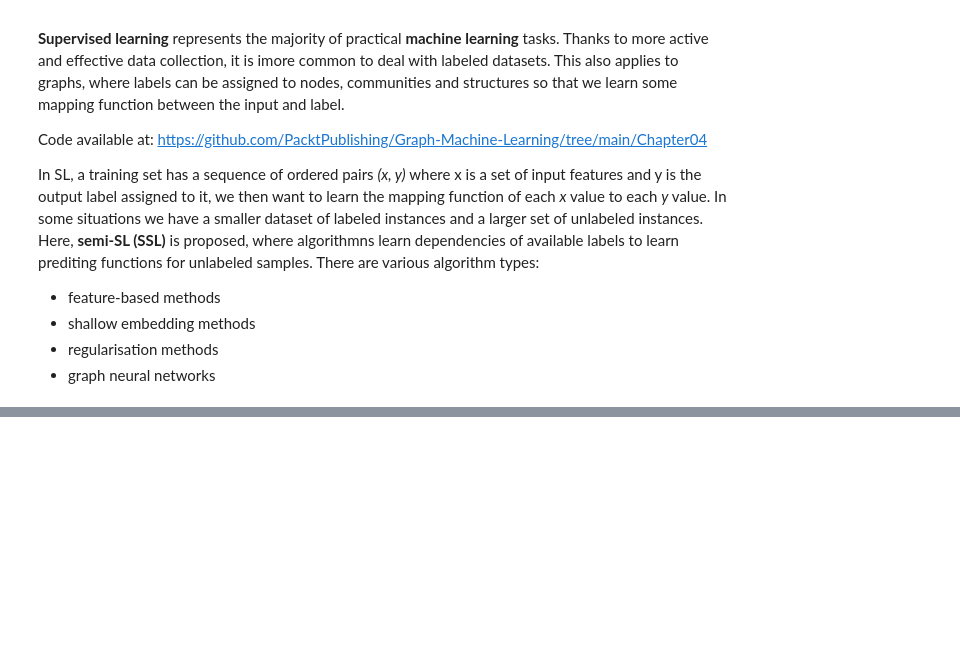
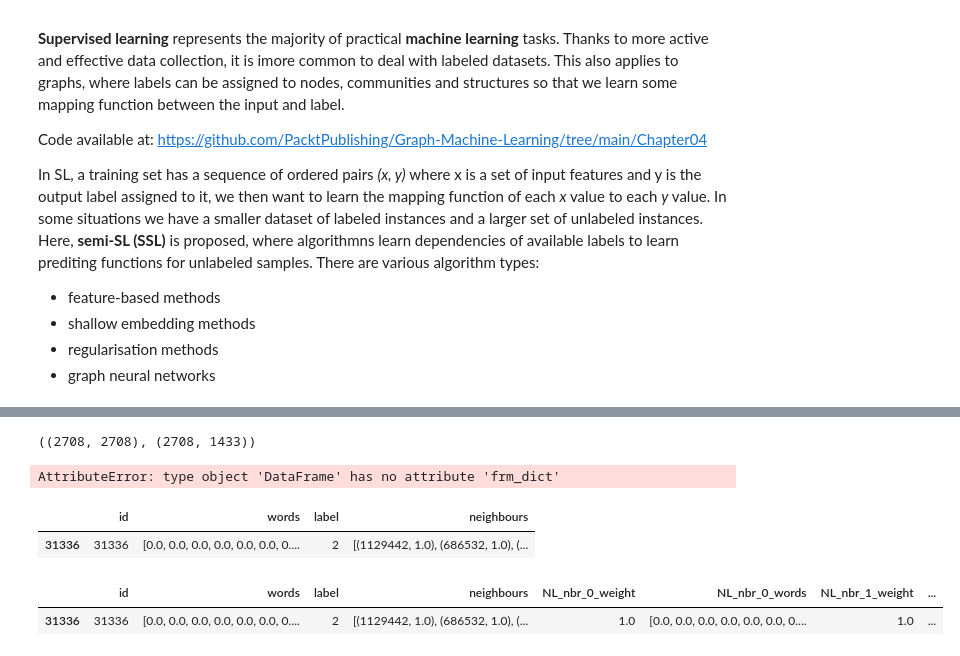
Before and after one commit to StevenVuong/Graph-Learning, a Jupyter notebook: GraphMLBook/4a_supervised_learning.ipynb, the cells around one changed output, grey strips where cells are left out. Cells and saved outputs as stored; diff of their text form; code cells hidden in the pictures; blank space fills up the shorter version.

```diff
--- a/GraphMLBook/4a_supervised_learning.ipynb
+++ b/GraphMLBook/4a_supervised_learning.ipynb
@@ -75,0 +161,72 @@ The cost function to be minimised is composed of supervised and unsupervised los
+# %%
+adjMatrix.shape, features.shape
+# %% [output]
+((2708, 2708), (2708, 1433))
+# %%
+def getNeighbours(idx, adjMatrix, topn=5):
+    # helper fn to retrieve closest topn neighbours of a node
+    weights = adjMatrix.loc[idx]
+    neighbours = weights[weights>0].sort_values(ascending=False).head(topn)
+    return [(k, v) for k, v in neighbours.items()]
+# %%
+topn = 5
+label_index = {
+      'Case_Based': 0,
+      'Genetic_Algorithms': 1,
+      'Neural_Networks': 2,
+      'Probabilistic_Methods': 3,
+      'Reinforcement_Learning': 4,
+      'Rule_Learning': 5,
+      'Theory': 6,
+  }
+
+# merge information into a single dataframe
+dataset = {
+    index: {
+        'id': index,
+        'words': [float(x) for x in features.loc[index].values],
+        'label': label_index[label],
+        'neighbours': getNeighbours(index, adjMatrix, topn)
+    }
+    for index, label in labels.items()
+}
+df = pd.DataFrame.from_dict(dataset, orient='index')
+# %% [output]
+AttributeError: type object 'DataFrame' has no attribute 'frm_dict'
+# %%
+df.head(1)
+# %% [output]
+|  | id | words | label | neighbours |
+| 31336 | 31336 | [0.0, 0.0, 0.0, 0.0, 0.0, 0.0, 0.... | 2 | [(1129442, 1.0), (686532, 1.0), (... |
+# %%
+GRAPH_PREFIX="NL_nbr"
+
+def getFeatureOrDefault(ith, row):
+    # define a function to retrieve and join the neighbourhood information
+    # to join preceeding dataframe with information from neighbourhood
+    try:
+        nodeId, value = row["neighbours"][ith]
+        return {
+            f"{GRAPH_PREFIX}_{ith}_weight": value,
+            f"{GRAPH_PREFIX}_{ith}_words": df.loc[nodeId]["words"]
+        }
+    except:
+        # when neighboursare less than topn, set weight and one-hot encoding to 0
+        return {
+            f"{GRAPH_PREFIX}_{ith}_weight": 0.0,
+            f"{GRAPH_PREFIX}_{ith}_words": [float(x) for x in np.zeros(1433)]
+        }
+# %%
+def neighboursFeatures(row):
+    featureList = [getFeatureOrDefault(ith, row) for ith in range(topn)]
+    return pd.Series(
+        {k: v for feat in featureList for k, v in feat.items()}
+    )
+# %%
+neighbours = df.apply(neighboursFeatures, axis=1)
+allFeatures = pd.concat([df, neighbours], axis=1)
+# %%
+allFeatures.head(1)
+# %% [output]
+|  | id | words | label | neighbours | NL_nbr_0_weight | NL_nbr_0_words | NL_nbr_1_weight | ... |
+| 31336 | 31336 | [0.0, 0.0, 0.0, 0.0, 0.0, 0.0, 0.... | 2 | [(1129442, 1.0), (686532, 1.0), (... | 1.0 | [0.0, 0.0, 0.0, 0.0, 0.0, 0.0, 0.... | 1.0 | ... |
```
Also changed, not shown: parts of 26 cells of this notebook, 1 other file.
